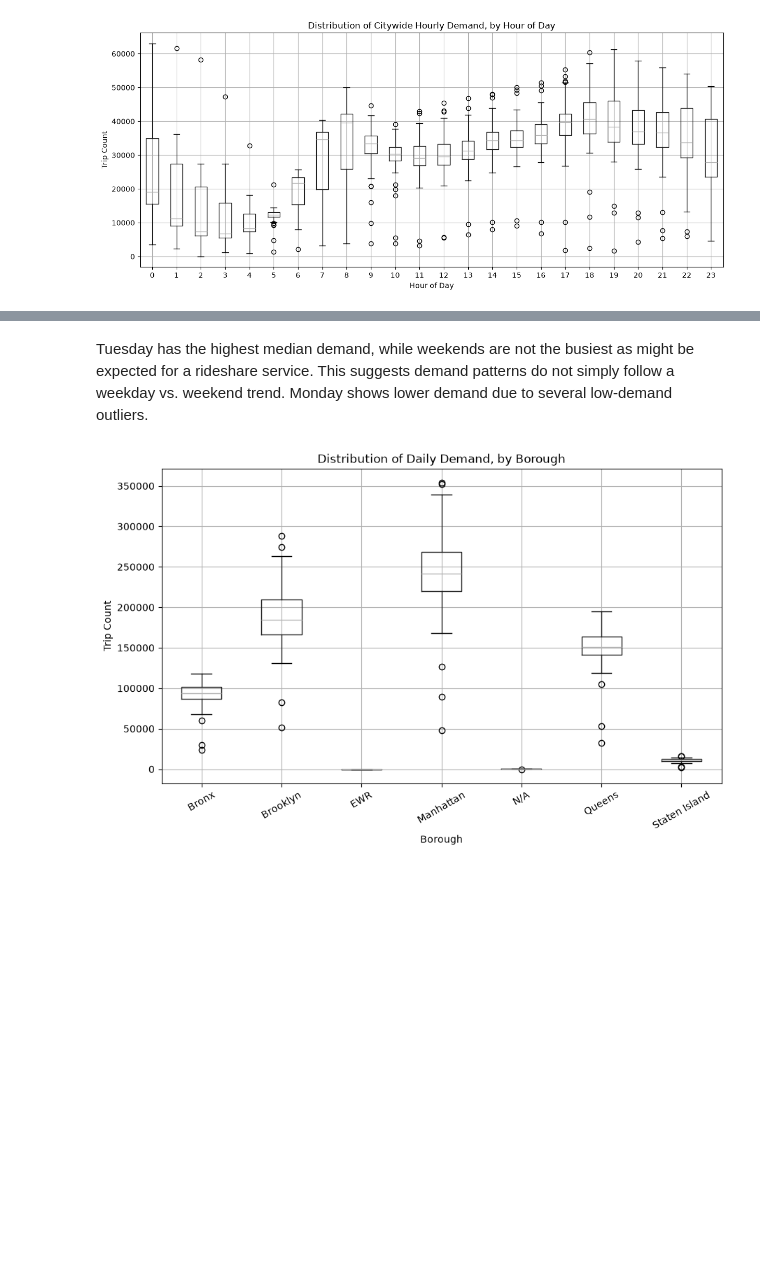
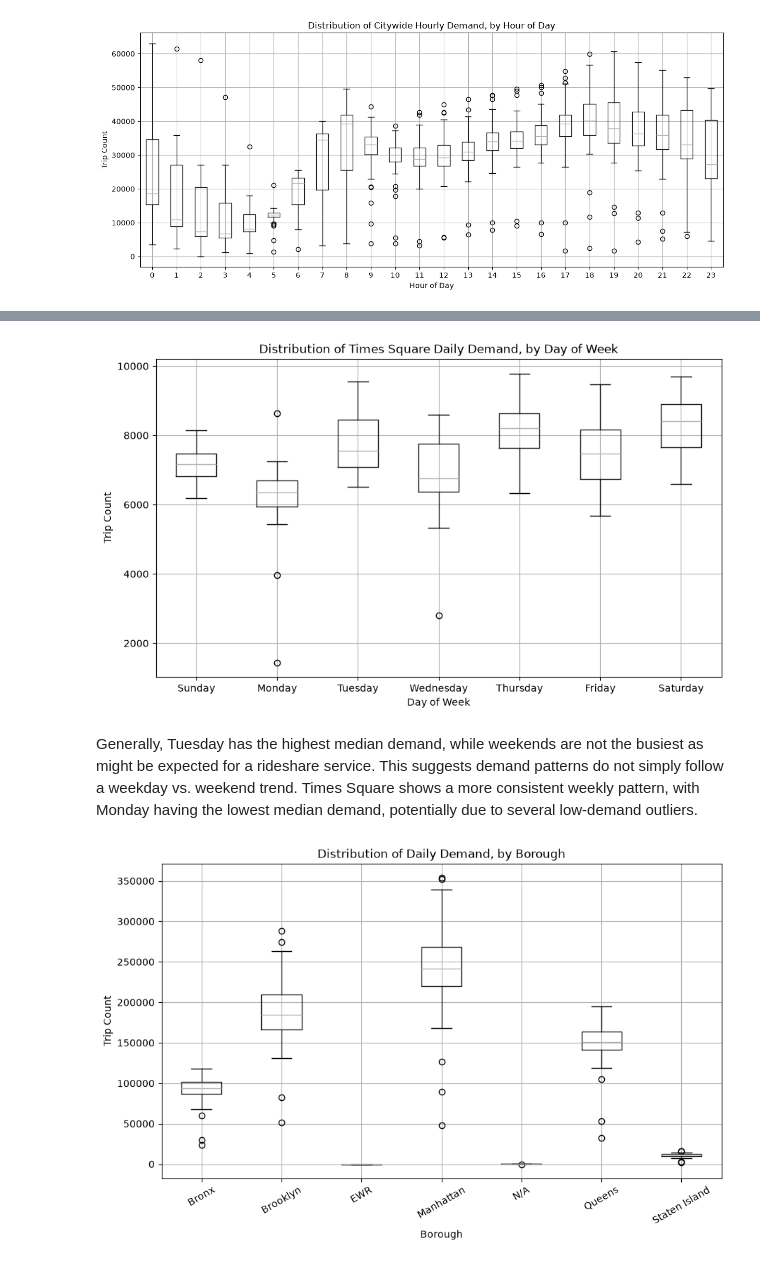
Before and after one commit to wilsonz347/nyc-fhvhv-market-analysis, a Jupyter notebook: notebooks/03_exploratory_data_analysis.ipynb, the cells around one changed output, grey strips where cells are left out. Drawn from its saved outputs; the diff is of its cells as text; code cells hidden in the pictures; blank space fills up the shorter version.

```diff
--- a/notebooks/03_exploratory_data_analysis.ipynb
+++ b/notebooks/03_exploratory_data_analysis.ipynb
@@ -130,5 +154,33 @@ plt.show()
+# %%
+# Distribution of daily trip counts for Times Square pickup zone
+times_sq_daily_totals = con.sql("""
+    SELECT
+        DATE_TRUNC('day', request_datetime) AS day,
+        strftime(request_datetime, '%w') AS day_of_week,
+        CASE strftime(request_datetime, '%w')
+            WHEN '0' THEN 'Sunday' WHEN '1' THEN 'Monday' WHEN '2' THEN 'Tuesday'
+            WHEN '3' THEN 'Wednesday' WHEN '4' THEN 'Thursday' WHEN '5' THEN 'Friday'
+            WHEN '6' THEN 'Saturday'
+        END AS day_name,
+        COUNT(*) AS trip_count
+    FROM fhvhv_clean_2026
+    WHERE request_datetime >= '2026-01-01'
+    AND pickup_zone LIKE 'Times Sq%'
+    GROUP BY day, day_of_week, day_name
+""").df()
+
+plt.figure(figsize=(10, 6))
+times_sq_daily_totals.boxplot(column="trip_count", by="day_name", ax=plt.gca())
+plt.gca().set_xticklabels(order)
+plt.title("Distribution of Times Square Daily Demand, by Day of Week")
+plt.suptitle("")
+plt.xlabel("Day of Week")
+plt.ylabel("Trip Count")
+plt.show()
+# %% [output]
+[figure, added]
 # %% [markdown]
-Tuesday has the highest median demand, while weekends are not the busiest as might be expected for a rideshare service. This suggests demand patterns do not simply follow a weekday vs. weekend trend. Monday shows lower demand due to several low-demand outliers.
+Generally, Tuesday has the highest median demand, while weekends are not the busiest as might be expected for a rideshare service. This suggests demand patterns do not simply follow a weekday vs. weekend trend. Times Square shows a more consistent weekly pattern, with Monday having the lowest median demand, potentially due to several low-demand outliers.
 # %%
 # Analyze the distribution of daily trip counts across the dataset, by borough
 borough_daily = con.sql("""
```
Also changed, not shown: parts of 8 cells of this notebook.
